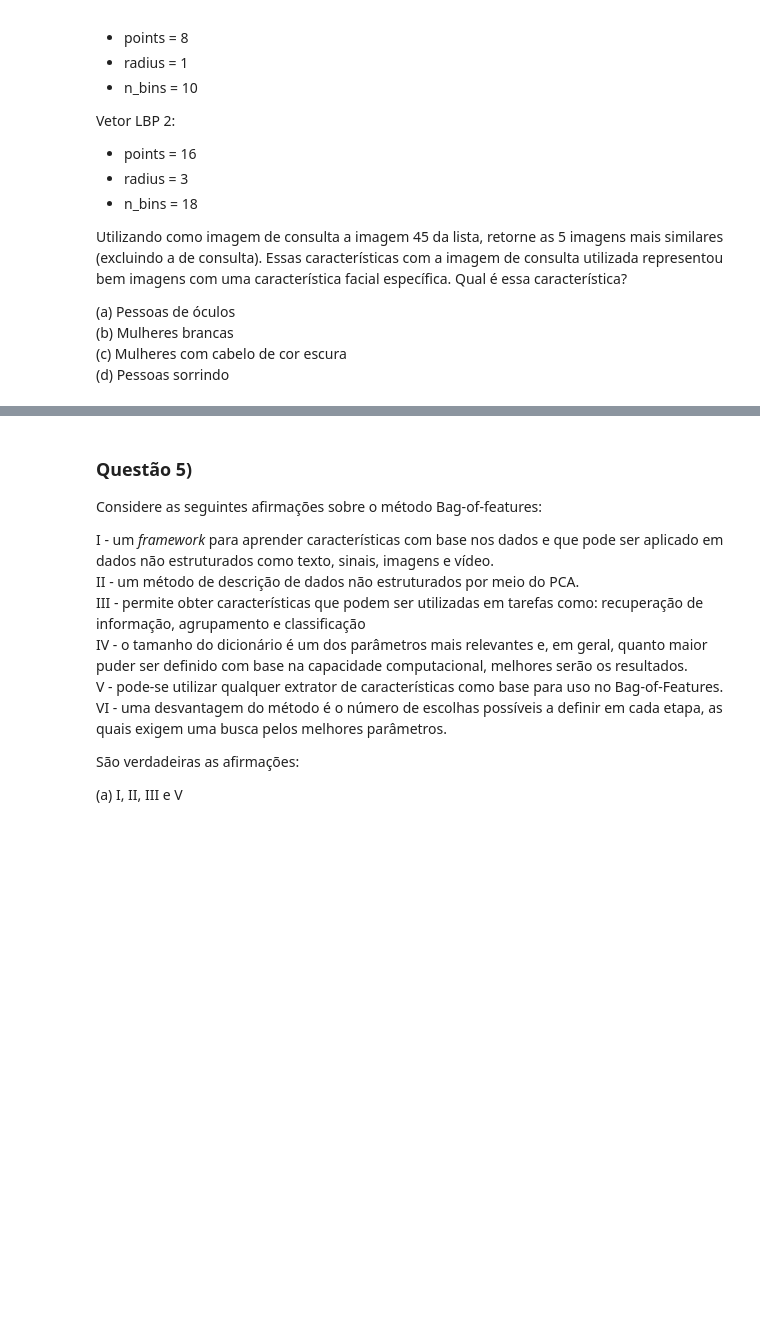
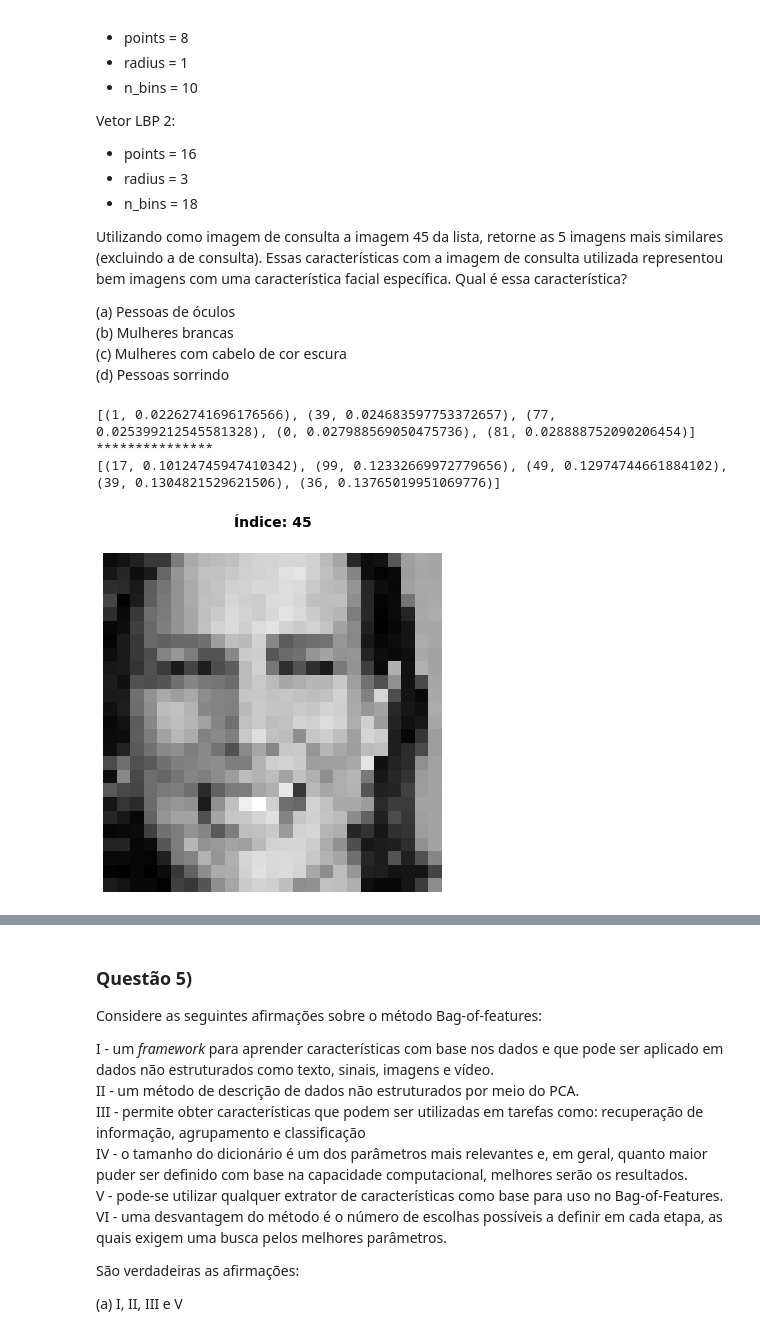
Before and after one commit to guilourenzo/mba-usp, a Jupyter notebook: TÉCNICAS AVANÇADAS DE CAPTURA E TRATAMENTO DE DADOS/AULA 7/TACTD 07 - Avaliacao.ipynb, the cells around one changed output, grey strips where cells are left out. Saved outputs shown, nothing was run; the diff lists cells and outputs as text; code cells hidden in the pictures; blank space fills up the shorter version.

```diff
--- a/TÉCNICAS AVANÇADAS DE CAPTURA E TRATAMENTO DE DADOS/AULA 7/TACTD 07 - Avaliacao.ipynb
+++ b/TÉCNICAS AVANÇADAS DE CAPTURA E TRATAMENTO DE DADOS/AULA 7/TACTD 07 - Avaliacao.ipynb
@@ -103,3 +315,40 @@ Utilizando como imagem de consulta a imagem 45 da lista, retorne as 5 imagens ma
 (b) Mulheres brancas<br>
 (c) Mulheres com cabelo de cor escura<br>
 (d) Pessoas sorrindo<br>
+# %%
+#dicionários auxiliares
+lbp1_images = {}
+lbp2_images = {}
+
+dist_list1 = {}
+dist_list2 = {}
+
+#busca das LBP e validação das Distâncias
+for i in range(100):
+    lbp1_images[i] = lbp_features(imgs[i],  8, 1, 10)
+    lbp2_images[i] = lbp_features(imgs[i], 16, 3, 10)
+
+    if i != 45:
+        dist_list1[i] = Euclidean_distance(lbp_features(img45), lbp1_images[i])
+        dist_list2[i] = Euclidean_distance(lbp_features(img45), lbp2_images[i])
+
+#Ordenação das Distâncias
+sorted_dist_list1 = sorted(dist_list1.items(), key= lambda kv: kv[1])
+sorted_dist_list2 = sorted(dist_list2.items(), key= lambda kv: kv[1])
+
+#Exibição das 5 primeiras
+print(sorted_dist_list1[:5])
+print(5*'***')
+print(sorted_dist_list2[:5])
+# %% [output]
+[(1, 0.02262741696176566), (39, 0.024683597753372657), (77, 0.025399212545581328), (0, 0.027988569050475736), (81, 0.028888752090206454)]
+***************
+[(17, 0.10124745947410342), (99, 0.12332669972779656), (49, 0.12974744661884102), (39, 0.1304821529621506), (36, 0.13765019951069776)]
+# %%
+plt.figure(figsize=(5, 6))
+plt.imshow(imgs[45], cmap=plt.cm.gray)
+plt.suptitle('Índice: 45', fontsize=14, fontweight='bold')
+plt.axis('off')
+plt.tight_layout()
+# %% [output]
+[figure, added]
```
Also changed, not shown: parts of 17 cells of this notebook.
